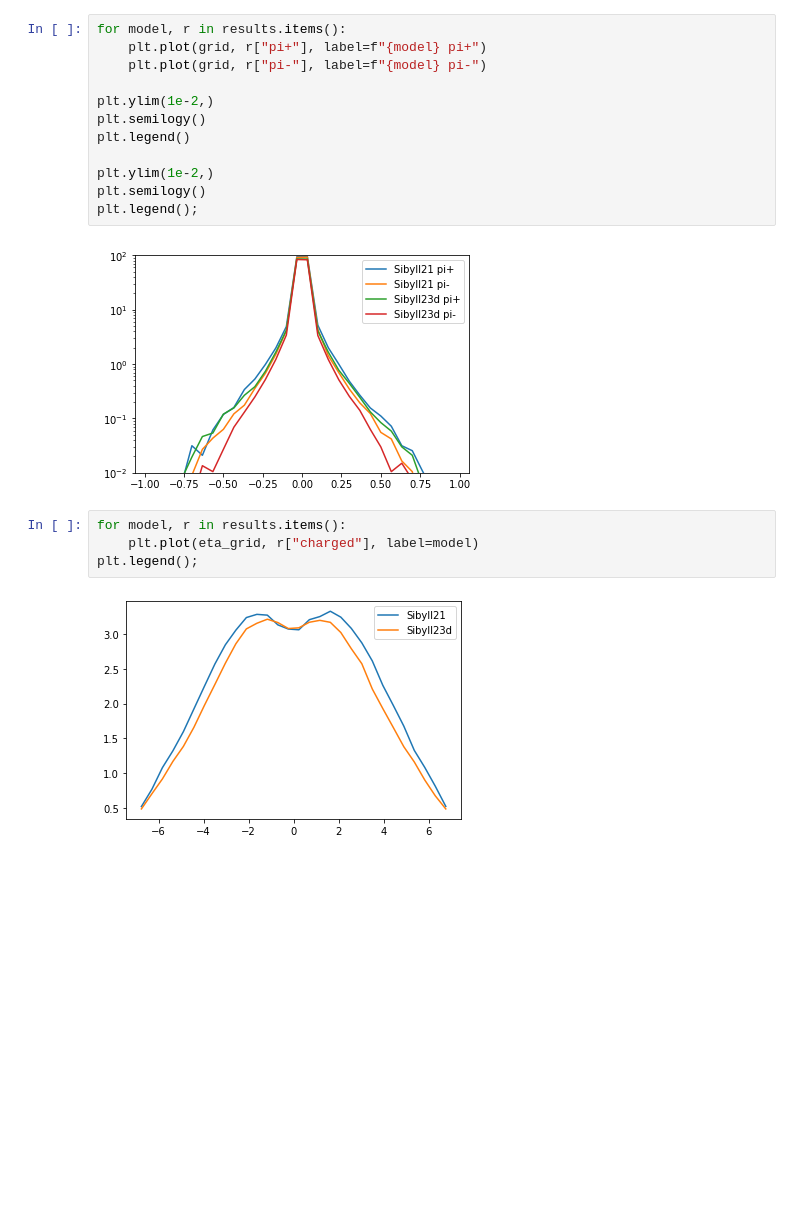
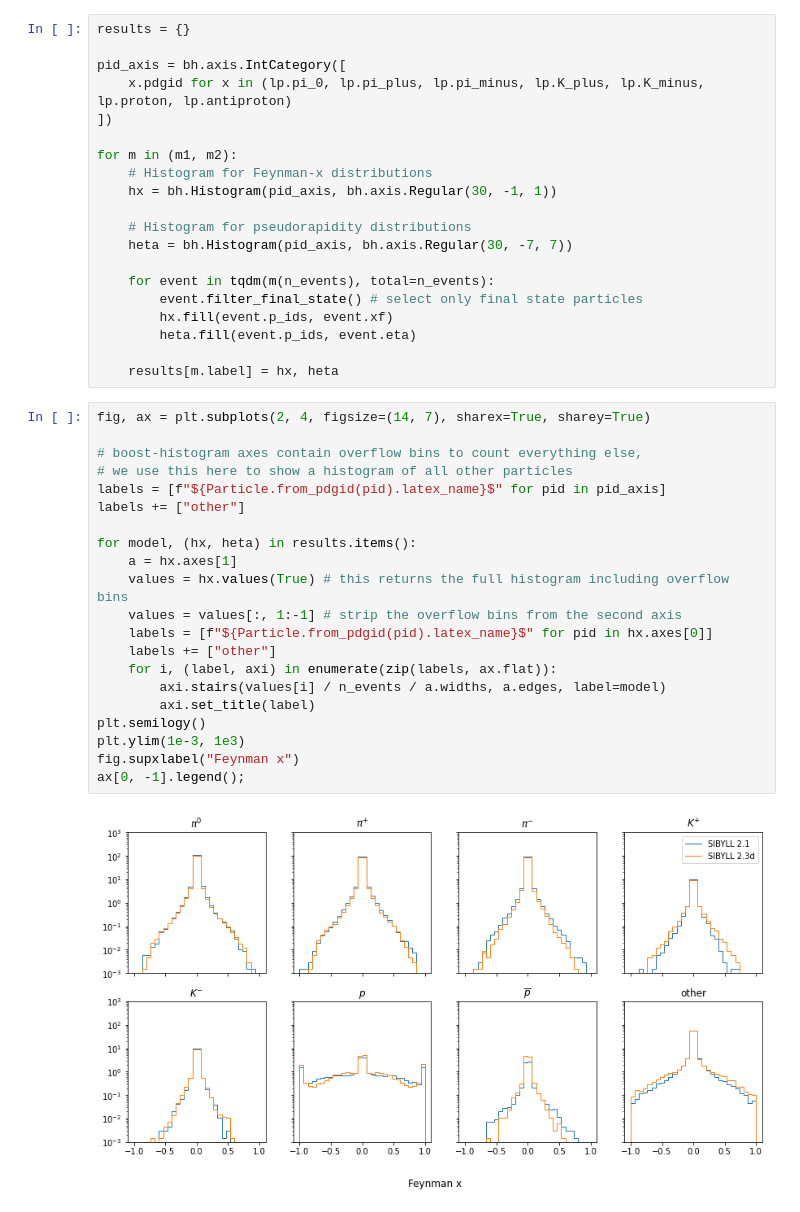
Before and after one commit to impy-project/chromo, a Jupyter notebook: examples/compare_two_models.ipynb, the cells around one changed output. Cells and saved outputs as stored; diff of their text form; blank space fills up the shorter version.

```diff
--- a/examples/compare_two_models.ipynb
+++ b/examples/compare_two_models.ipynb
@@ -110,20 +61,43 @@ plt.legend();
-# %%
-for model, r in results.items():
-    plt.plot(grid, r["pi+"], label=f"{model} pi+")
-    plt.plot(grid, r["pi-"], label=f"{model} pi-")
-
-plt.ylim(1e-2,)
-plt.semilogy()
-plt.legend()
-
-plt.ylim(1e-2,)
-plt.semilogy()
-plt.legend();
-# %% [output]
-[figure, removed]
-# %%
-for model, r in results.items():
-    plt.plot(eta_grid, r["charged"], label=model)
-plt.legend();
-# %% [output]
-[figure, removed]
+# %%
+results = {}
+
+pid_axis = bh.axis.IntCategory([
+    x.pdgid for x in (lp.pi_0, lp.pi_plus, lp.pi_minus, lp.K_plus, lp.K_minus, lp.proton, lp.antiproton)
+])
+
+for m in (m1, m2):
+    # Histogram for Feynman-x distributions
+    hx = bh.Histogram(pid_axis, bh.axis.Regular(30, -1, 1))
+
+    # Histogram for pseudorapidity distributions
+    heta = bh.Histogram(pid_axis, bh.axis.Regular(30, -7, 7))
+
+    for event in tqdm(m(n_events), total=n_events):
+        event.filter_final_state() # select only final state particles
+        hx.fill(event.p_ids, event.xf)
+        heta.fill(event.p_ids, event.eta)
+
+    results[m.label] = hx, heta
+# %%
+fig, ax = plt.subplots(2, 4, figsize=(14, 7), sharex=True, sharey=True)
+
+# boost-histogram axes contain overflow bins to count everything else,
+# we use this here to show a histogram of all other particles
+labels = [f"${Particle.from_pdgid(pid).latex_name}$" for pid in pid_axis]
+labels += ["other"]
+
+for model, (hx, heta) in results.items():
+    a = hx.axes[1]
+    values = hx.values(True) # this returns the full histogram including overflow bins
+    values = values[:, 1:-1] # strip the overflow bins from the second axis
+    labels = [f"${Particle.from_pdgid(pid).latex_name}$" for pid in hx.axes[0]]
+    labels += ["other"]
+    for i, (label, axi) in enumerate(zip(labels, ax.flat)):
+        axi.stairs(values[i] / n_events / a.widths, a.edges, label=model)
+        axi.set_title(label)
+plt.semilogy()
+plt.ylim(1e-3, 1e3)
+fig.supxlabel("Feynman x")
+ax[0, -1].legend();
+# %% [output]
+[figure, added]
```
Also changed, not shown: parts of 13 cells of this notebook, 1 other file.
